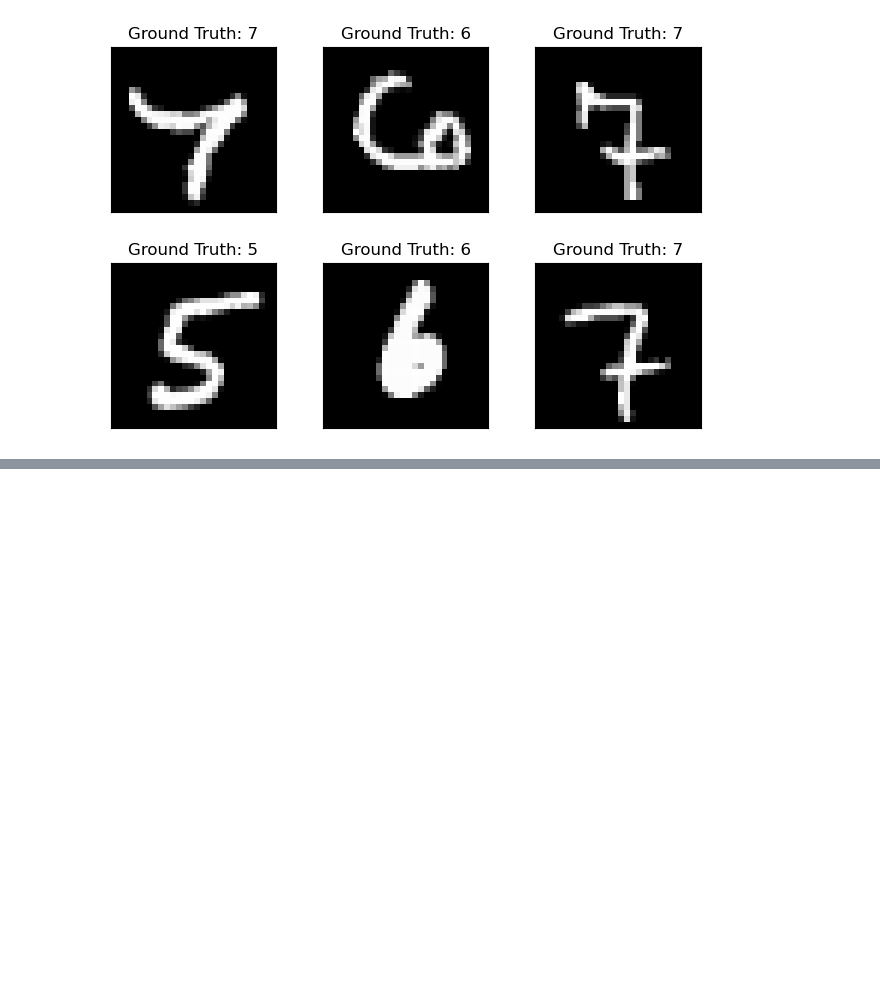
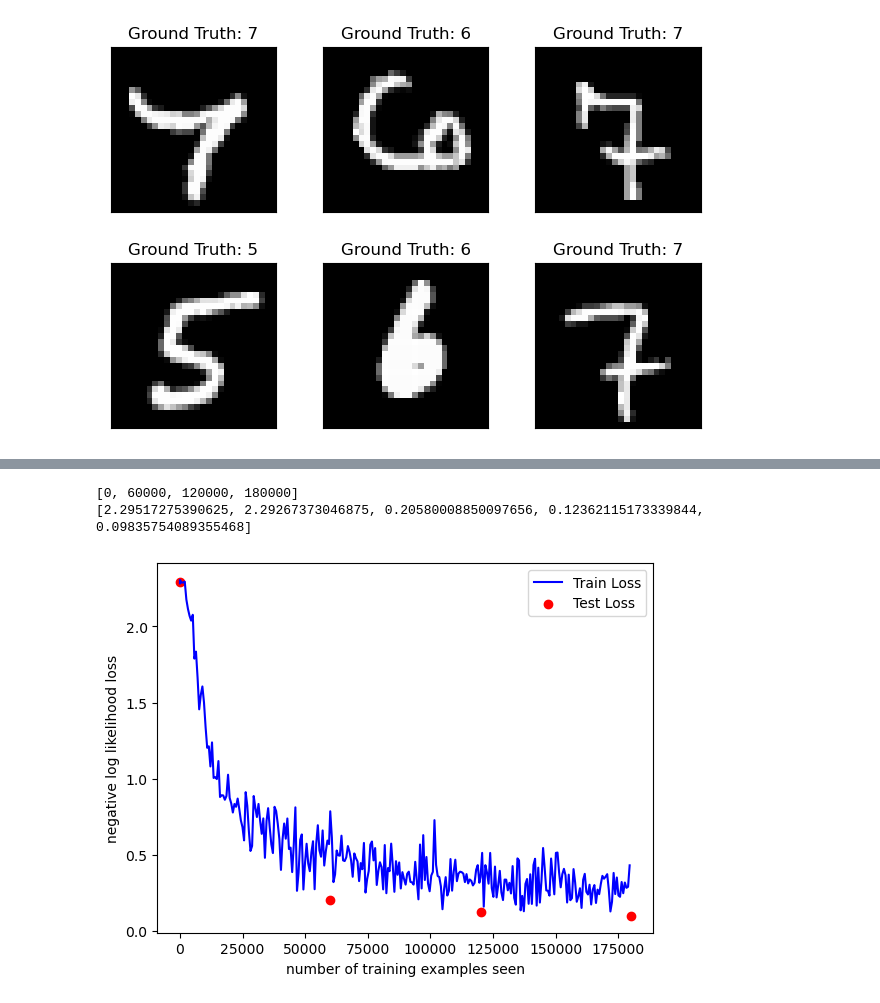
Before and after one commit to fernandopalafox/hello_MNIST, a Jupyter notebook: main.ipynb, the cells around one changed output, grey strips where cells are left out. Saved outputs shown, nothing was run; the diff lists cells and outputs as text; code cells hidden in the pictures; blank space fills up the shorter version.

Commit message:
plot stuff now

```diff
--- a/main.ipynb
+++ b/main.ipynb
@@ -141,0 +142,15 @@ Train Epoch: 2 [46720/60000 (78%)]      Loss: 0.232276
+# %%
+print(test_counter)
+print(test_losses)
+
+fig = plt.figure()
+plt.plot(train_counter, train_losses, color='blue')
+plt.scatter(test_counter, test_losses[1:len(test_counter)+1], color='red')
+plt.legend(['Train Loss', 'Test Loss'], loc='upper right')
+plt.xlabel('number of training examples seen')
+plt.ylabel('negative log likelihood loss')
+fig
+# %% [output]
+[0, 60000, 120000, 180000]
+[2.29517275390625, 2.29267373046875, 0.20580008850097656, 0.12362115173339844, 0.09835754089355468]
+[figure, added]
```
Also changed, not shown: parts of 1 cell of this notebook.
